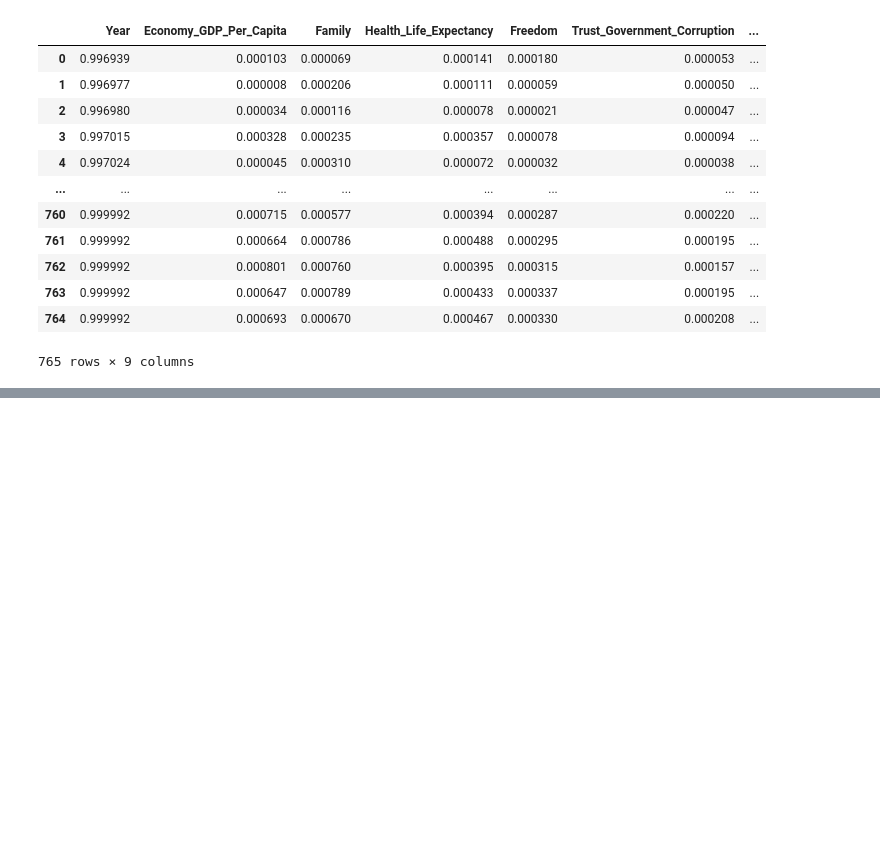
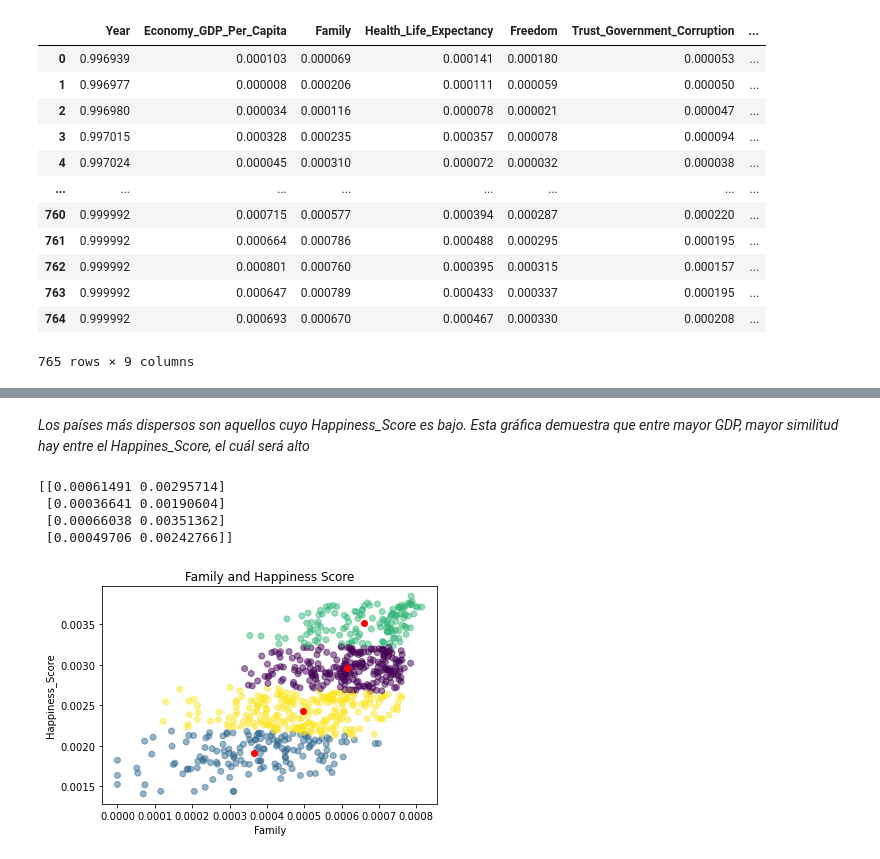
Before and after one commit to dianaxime/DM_Proyecto, a Jupyter notebook: K-means Model.ipynb, the cells around one changed output, grey strips where cells are left out. Drawn from its saved outputs; the diff is of its cells as text; code cells hidden in the pictures; blank space fills up the shorter version.

```diff
--- a/K-means Model.ipynb
+++ b/K-means Model.ipynb
@@ -327,0 +182,22 @@ data_scaled
+# %% [markdown]
+_Los países más dispersos son aquellos cuyo Happiness_Score es bajo. Esta gráfica demuestra que entre mayor GDP, mayor similitud hay entre el Happines_Score, el cuál será alto_
+# %%
+X = data_scaled[["Family","Happiness_Score"]]
+
+kmeans = KMeans(n_clusters=4).fit(X) # se eligen 4 cluster segun lo encontrado en la función codo
+centroids = kmeans.cluster_centers_
+print(centroids)
+
+plt.scatter(X['Family'], X['Happiness_Score'], c= kmeans.labels_.astype(float), alpha=0.5)
+plt.scatter(centroids[:, 0], centroids[:, 1], c='red')
+
+plt.title("Family and Happiness Score")
+plt.xlabel("Family")
+plt.ylabel("Happiness_Score")
+plt.show()
+# %% [output]
+[[0.00061491 0.00295714]
+ [0.00036641 0.00190604]
+ [0.00066038 0.00351362]
+ [0.00049706 0.00242766]]
+[figure, added]
```
Also changed, not shown: parts of 44 cells of this notebook.
